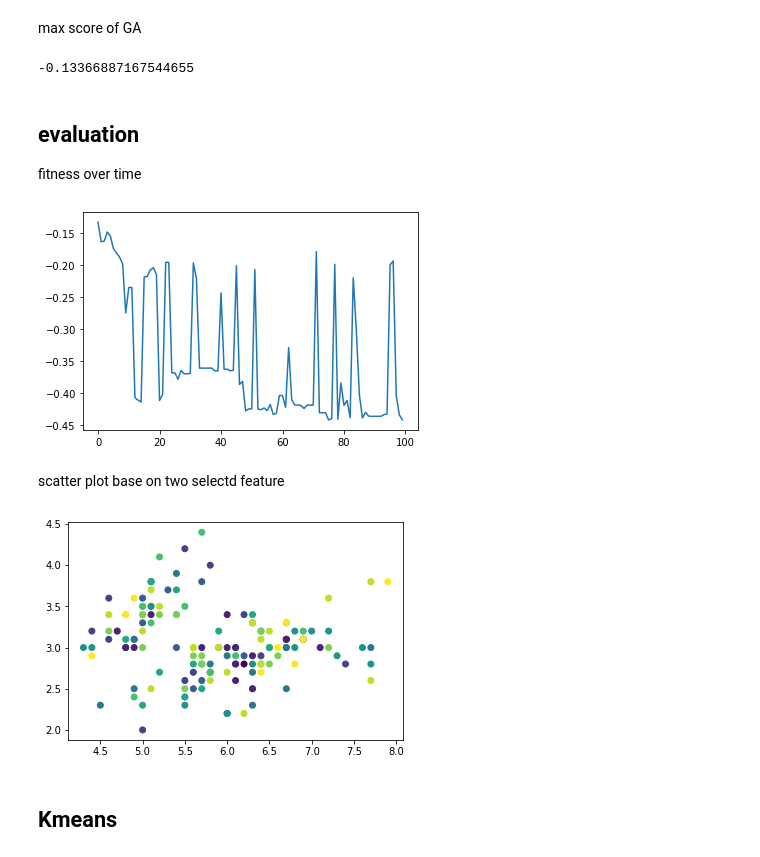
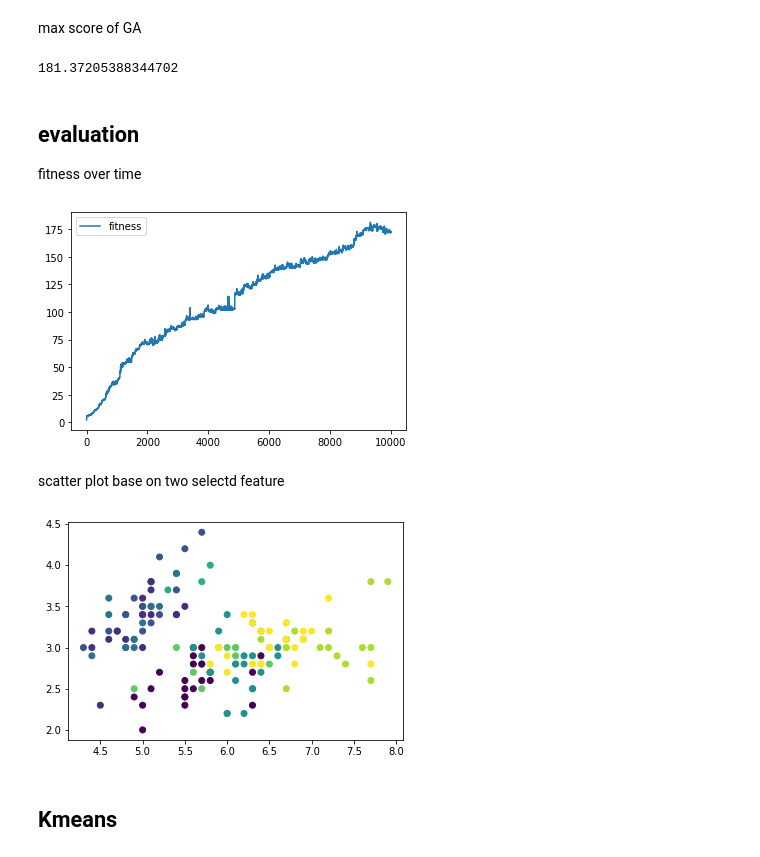
Before and after one commit to mahdialipoo/AI_project6, a Jupyter notebook: evcluster.ipynb, the cells around one changed output. Saved outputs shown, nothing was run; the diff lists cells and outputs as text; code cells hidden in the pictures.

```diff
--- a/evcluster.ipynb
+++ b/evcluster.ipynb
@@ -23,8 +23,8 @@ y=data['target']
 fitness function is silhoute index in sklearn library
 # %%
 def fitness(X,labels):
-    # return calinski_harabasz_score(X,labels)
-    return silhouette_score(X,labels,metric='euclidean')
+    return calinski_harabasz_score(X,labels)
+    # return silhouette_score(X,labels,metric='euclidean')
 # %% [markdown]
 mutation
 # %%
@@ -78,8 +78,8 @@ def initialize_population(n_individuals, n_data_points, max_clusters):
 # %% [markdown]
 ## Running GA
 # %%
-n_generations = 100
-population_size = 50
+n_generations =10000
+population_size = 90
 n_data_points = X.shape[0]
 max_clusters = 10
 
@@ -102,17 +102,18 @@ max score of GA
 # %%
 max(fitness_tot)
 # %% [output]
--0.13366887167544655
+181.37205388344702
 # %% [markdown]
 ## evaluation
 
 fitness over time
 # %%
-plt.plot(fitness_tot)
+plt.plot(fitness_tot,label='fitness')
+plt.legend()
 plt.savefig('./report/img/gen-per.jpg')
 plt.show()
 # %% [output]
-[figure, old version]
+[figure, new version]
 # %% [markdown]
 scatter plot base on two selectd feature
 # %%
@@ -122,7 +123,7 @@ best_choice=population[np.argmax(fitness_scores),:]
 plt.scatter(X[:,0],X[:,1],c=best_choice[:-1])
 plt.savefig('./report/img/scatter-ga.jpg')
 # %% [output]
-[figure, old version]
+[figure, new version]
 # %% [markdown]
 ## Kmeans
 # %%
```
Also changed, not shown: parts of 2 cells of this notebook.
